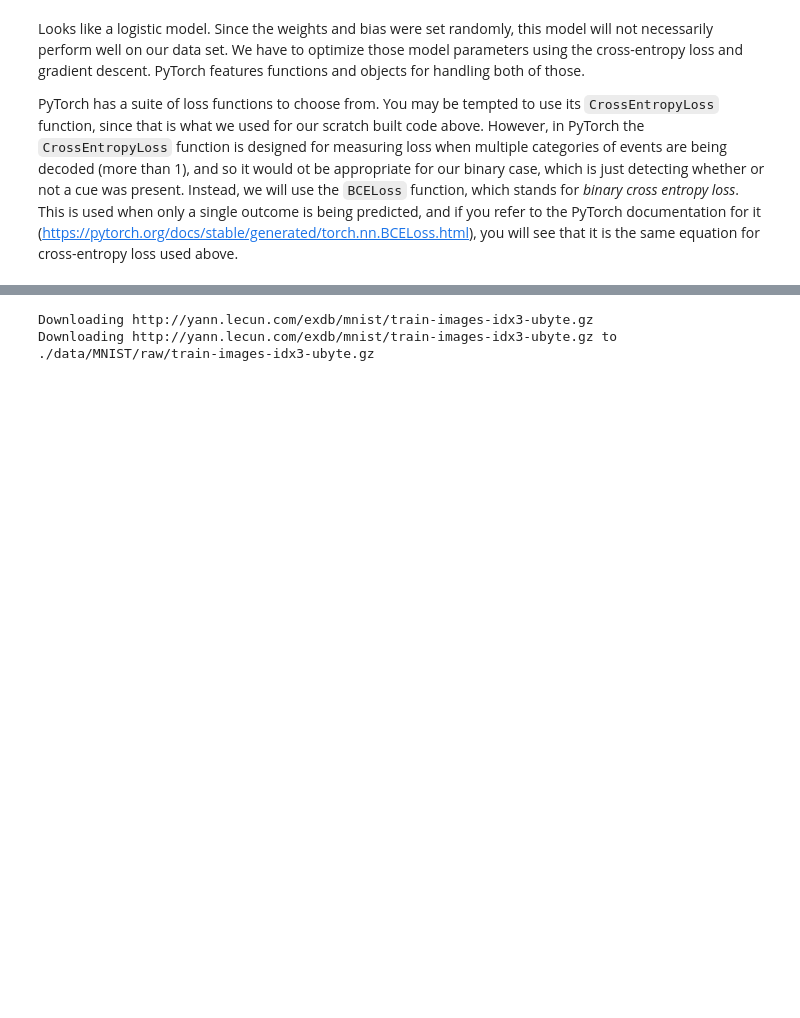
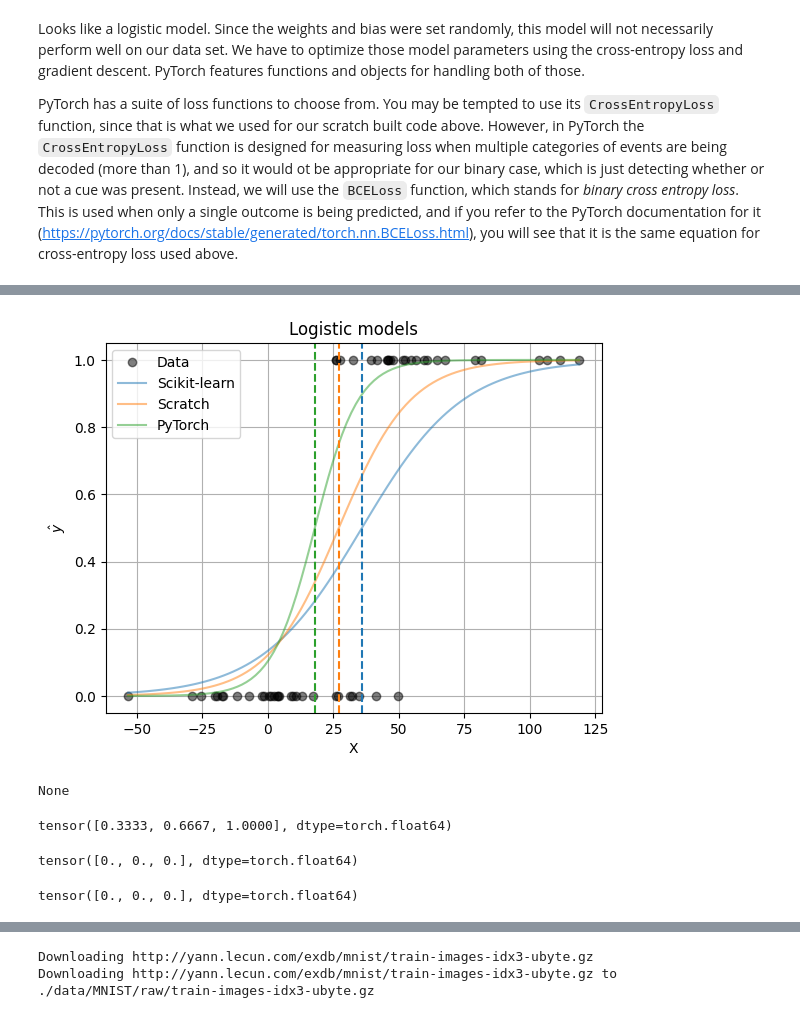
Before and after one commit to dbheadley/DecodingTheBrain, a Jupyter notebook: Week4/notes.ipynb, the cells around one changed output, grey strips where cells are left out. Drawn from its saved outputs; the diff is of its cells as text; code cells hidden in the pictures; blank space fills up the shorter version.

```diff
--- a/Week4/notes.ipynb
+++ b/Week4/notes.ipynb
@@ -1474,0 +1522,36 @@ Epoch 99: loss = 0.0440, accuracy = 85.19%
+# %%
+# create a plot with the three logistic fitted models overlaid
+x_vals = np.linspace(np.min(X), np.max(X), 100)
+fig, ax = plt.subplots()
+ax.plot(X, y, 'o', label='Data', alpha=0.5, color='k')
+ax.plot(x_vals, logistic(x_vals, w_sk, b_sk), color='tab:blue',label='Scikit-learn', alpha=0.5)
+ax.plot(x_vals, logistic(x_vals, lm_scratch.w, lm_scratch.b), color='tab:orange',label='Scratch', alpha=0.5)
+ax.plot(x_vals, logistic(x_vals, w_pt, b_pt), color='tab:green', label='PyTorch', alpha=0.5)
+ax.axvline(-b_sk/w_sk, color='tab:blue', linestyle='--')
+ax.axvline(-lm_scratch.b/lm_scratch.w, color='tab:orange', linestyle='--')
+ax.axvline(-b_pt/w_pt, color='tab:green', linestyle='--')
+ax.set_xlabel('X')
+ax.set_ylabel(r'$\hat{y}$')
+ax.set_title('Logistic models')
+ax.legend()
+ax.grid()
+# %% [output]
+[figure, added]
+# %%
+test = torch.ones(3,dtype=float, names=['a'],requires_grad=True)
+test2 = torch.tensor([0.,1.,2.],names=['a']).align_as(test)
+test3 = torch.tensor([1.,2.,3.],names=['a']).align_as(test)
+
+test4 = (test * test3)
+test5 = test4 + test2
+test6 = test5.mean()
+
+print(test.grad)
+# %% [output]
+None
+# %%
+test6.backward()
+
+print(test.grad)
+# %% [output]
+tensor([0.3333, 0.6667, 1.0000], dtype=torch.float64)
@@ -1474,0 +1562,8 @@ Epoch 99: loss = 0.0440, accuracy = 85.19%
+# %%
+test.grad.zero_()
+# %% [output]
+tensor([0., 0., 0.], dtype=torch.float64)
+# %%
+print(test.grad)
+# %% [output]
+tensor([0., 0., 0.], dtype=torch.float64)
```
Also changed, not shown: parts of 22 cells of this notebook.
